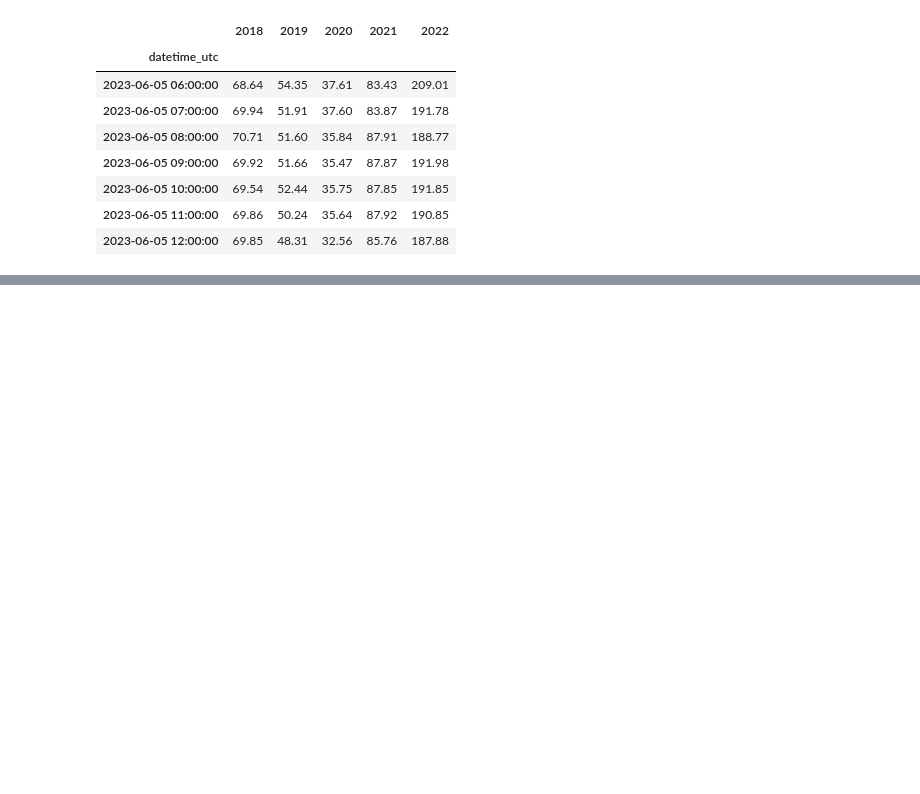
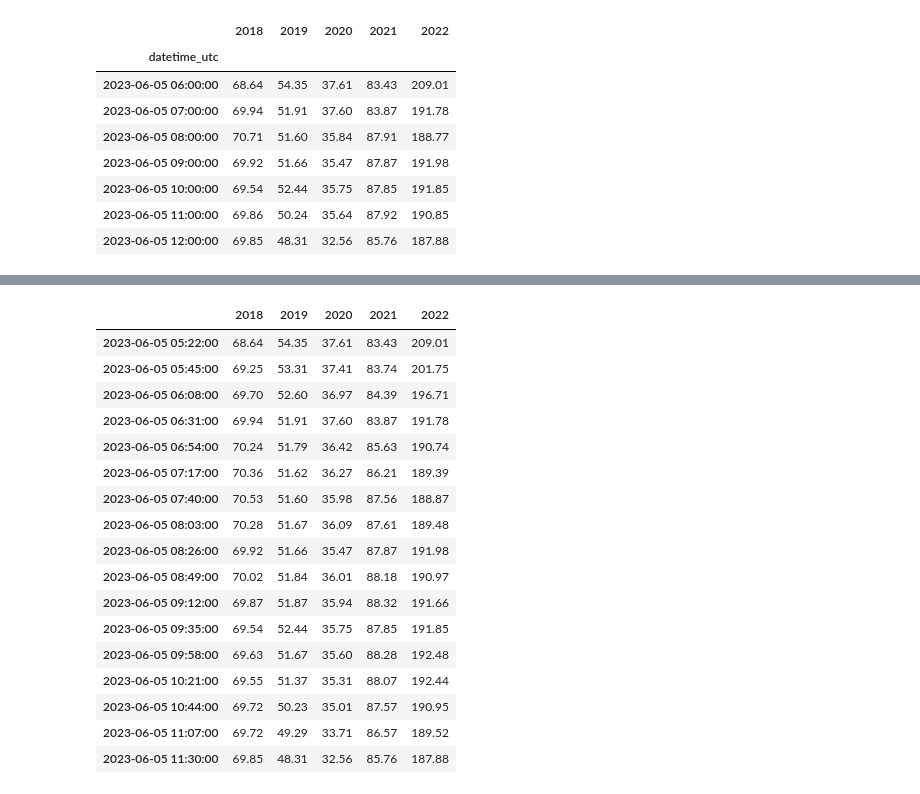
Before and after one commit to bsc-quantic/synthDataGen, a Jupyter notebook: notebooks/fullExample.ipynb, the cells around one changed output, grey strips where cells are left out. Cells and saved outputs as stored; diff of their text form; code cells hidden in the pictures; blank space fills up the shorter version.

```diff
--- a/notebooks/fullExample.ipynb
+++ b/notebooks/fullExample.ipynb
@@ -142,3 +139,25 @@ df
 | 2023-06-05 11:20:00 | 69.59 | 50.21 | 34.39 | 87.23 | 191.04 |
 | 2023-06-05 11:40:00 | 69.72 | 49.29 | 33.71 | 86.57 | 189.52 |
 | 2023-06-05 12:00:00 | 69.85 | 48.31 | 32.56 | 85.76 | 187.88 |
+# %%
+df = controller.downsample(df, frequency="22.73T", aggregationFunc="mean")
+df
+# %% [output]
+|  | 2018 | 2019 | 2020 | 2021 | 2022 |
+| 2023-06-05 05:22:00 | 68.64 | 54.35 | 37.61 | 83.43 | 209.01 |
+| 2023-06-05 05:45:00 | 69.25 | 53.31 | 37.41 | 83.74 | 201.75 |
+| 2023-06-05 06:08:00 | 69.70 | 52.60 | 36.97 | 84.39 | 196.71 |
+| 2023-06-05 06:31:00 | 69.94 | 51.91 | 37.60 | 83.87 | 191.78 |
+| 2023-06-05 06:54:00 | 70.24 | 51.79 | 36.42 | 85.63 | 190.74 |
+| 2023-06-05 07:17:00 | 70.36 | 51.62 | 36.27 | 86.21 | 189.39 |
+| 2023-06-05 07:40:00 | 70.53 | 51.60 | 35.98 | 87.56 | 188.87 |
+| 2023-06-05 08:03:00 | 70.28 | 51.67 | 36.09 | 87.61 | 189.48 |
+| 2023-06-05 08:26:00 | 69.92 | 51.66 | 35.47 | 87.87 | 191.98 |
+| 2023-06-05 08:49:00 | 70.02 | 51.84 | 36.01 | 88.18 | 190.97 |
+| 2023-06-05 09:12:00 | 69.87 | 51.87 | 35.94 | 88.32 | 191.66 |
+| 2023-06-05 09:35:00 | 69.54 | 52.44 | 35.75 | 87.85 | 191.85 |
+| 2023-06-05 09:58:00 | 69.63 | 51.67 | 35.60 | 88.28 | 192.48 |
+| 2023-06-05 10:21:00 | 69.55 | 51.37 | 35.31 | 88.07 | 192.44 |
+| 2023-06-05 10:44:00 | 69.72 | 50.23 | 35.01 | 87.57 | 190.95 |
+| 2023-06-05 11:07:00 | 69.72 | 49.29 | 33.71 | 86.57 | 189.52 |
+| 2023-06-05 11:30:00 | 69.85 | 48.31 | 32.56 | 85.76 | 187.88 |
```
Also changed, not shown: parts of 3 cells of this notebook, 2 other files.
